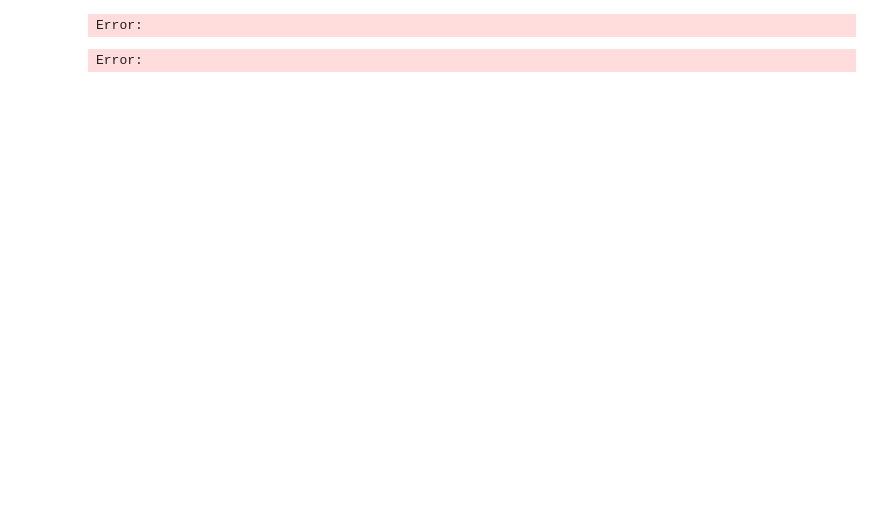
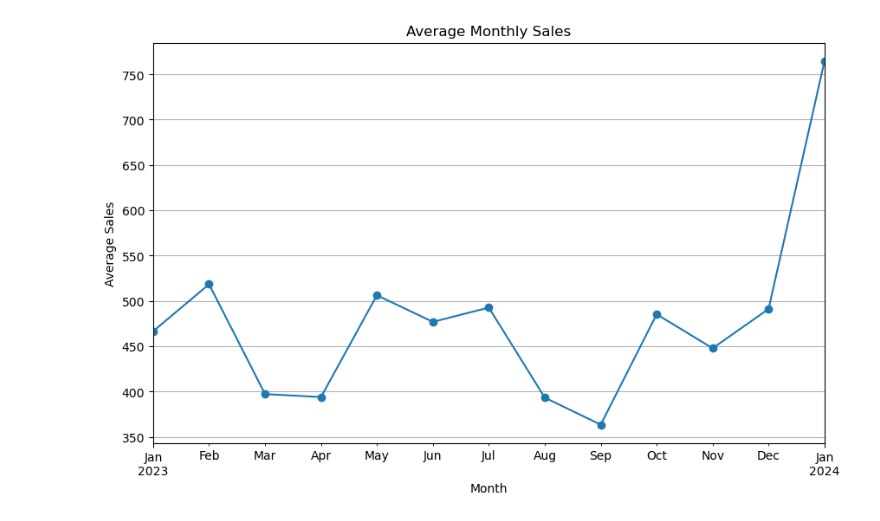
Before and after one commit to Girlingreenn/Retail-Sales-Project, a Jupyter notebook: retail_sales.ipynb, the cells around one changed output. Saved outputs shown, nothing was run; the diff lists cells and outputs as text; code cells hidden in the pictures; blank space fills up the shorter version.

```diff
--- a/retail_sales.ipynb
+++ b/retail_sales.ipynb
@@ -133,0 +238,11 @@ Error:
+# %%
+#average monthly sales
+# extracting month from the 'date' column
+df['month'] = df['date'].dt.month
+
+# calculating average monthly sales
+monthly_avg_sales = df.groupby('month')['total_amount'].mean()
+
+# ploting the average monthly sales
+monthly_avg_sales.plot(kind='line', marker='o', title='Average Monthly Sales', xlabel='Month', ylabel='Average Sales')
+plt.show()
@@ -134,13 +251,12 @@ Error:
 # %%
-# time series analysis, average monthly sales
-avg_monthly_sales= df['total_amount'].resample('M').mean()
+# Resampling the data to calculate average monthly sales
+df.set_index('date', inplace=True)
+avg_monthly_sales = df['total_amount'].resample('M').mean()
+
+# Plot the average monthly sales
+plt.figure(figsize=(10, 6))
 avg_monthly_sales.plot(kind='line', marker='o', title='Average Monthly Sales', xlabel='Month', ylabel='Average Sales', grid=True)
 plt.show()
 # %% [output]
-Error:
+[figure, added]
-# %%
-# descriptive statistics
-avg_monthly_sales.describe
-# %% [output]
-Error:
 # %%
```
Also changed, not shown: parts of 39 cells of this notebook.
